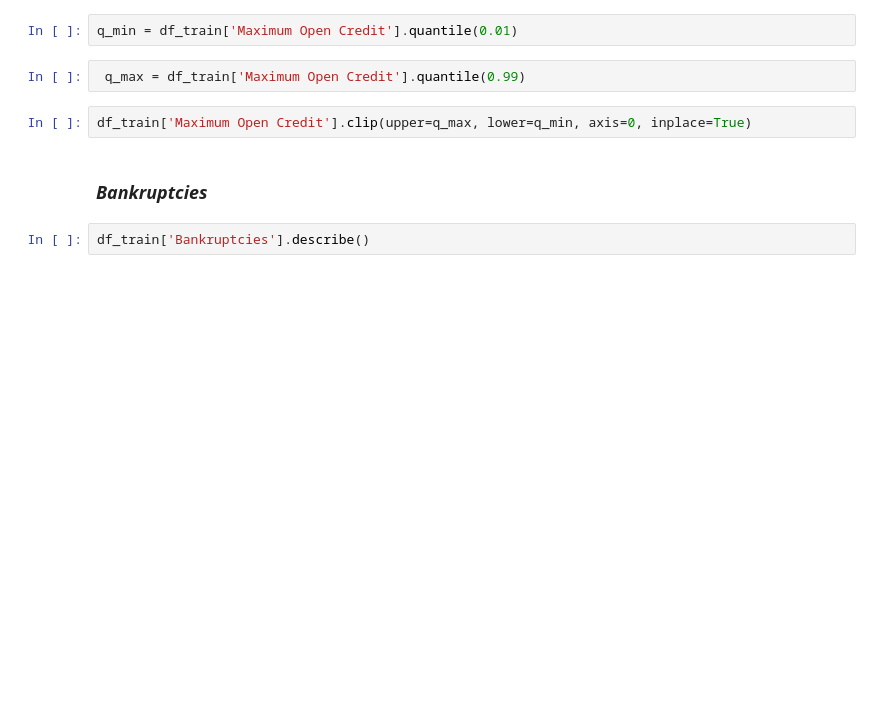
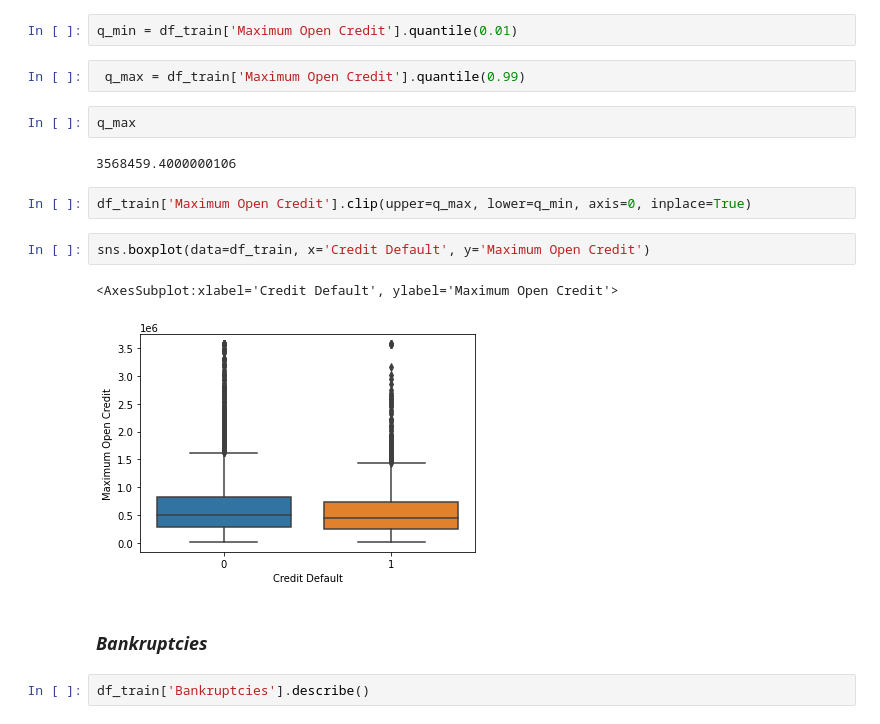
Before and after one commit to adurzin/data_science_cont, a Jupyter notebook: course.ipynb, the cells around one changed output. Saved outputs shown, nothing was run; the diff lists cells and outputs as text; blank space fills up the shorter version.

```diff
--- a/course.ipynb
+++ b/course.ipynb
@@ -444,8 +451,17 @@ df_train.loc[(df_train['Maximum Open Credit'] > 0.7 * 10**7), 'Credit Default'].
 q_min = df_train['Maximum Open Credit'].quantile(0.01)
 # %%
  q_max = df_train['Maximum Open Credit'].quantile(0.99)
+# %%
+q_max
+# %% [output]
+3568459.4000000106
 # %%
 df_train['Maximum Open Credit'].clip(upper=q_max, lower=q_min, axis=0, inplace=True)
+# %%
+sns.boxplot(data=df_train, x='Credit Default', y='Maximum Open Credit')
+# %% [output]
+<AxesSubplot:xlabel='Credit Default', ylabel='Maximum Open Credit'>
+[figure, added]
 # %% [markdown]
 ### *Bankruptcies*
 # %%
```
Also changed, not shown: parts of 17 cells of this notebook, 9 other files.
